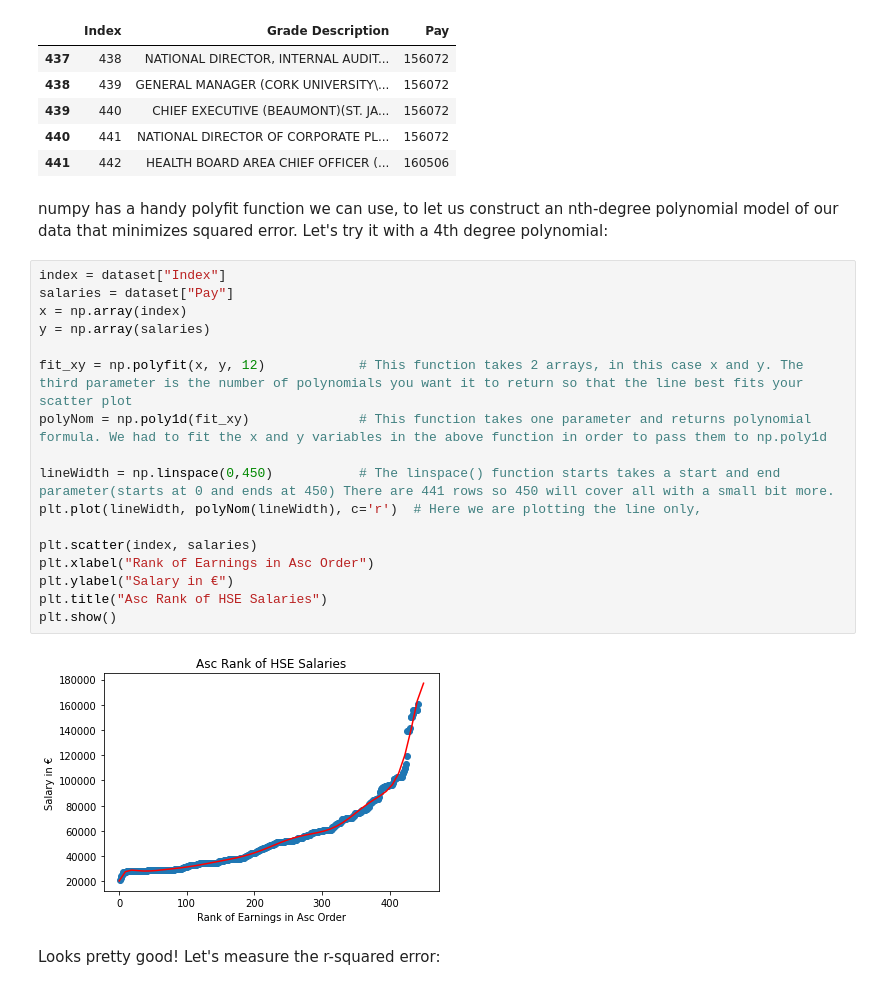
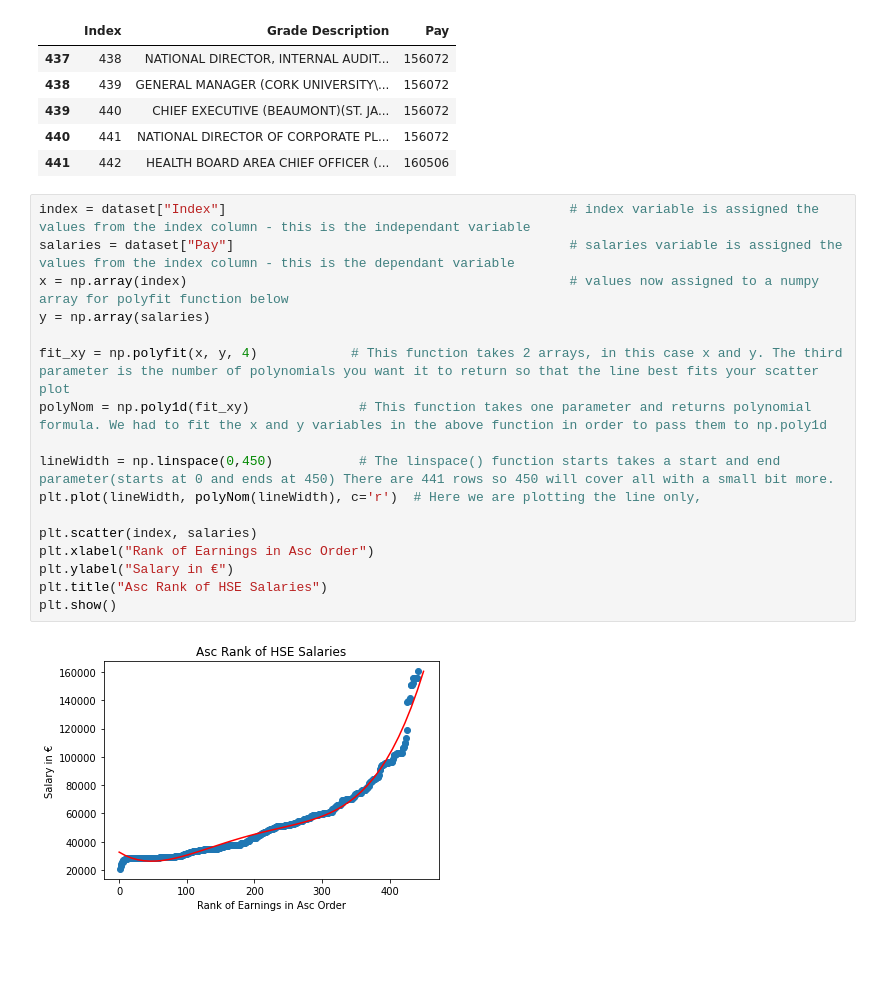
Before and after one commit to ConorDataHub/ML_Algorithm_Assignment, a Jupyter notebook: 2_PolynomialRegression.ipynb, the cells around one changed output. Saved outputs shown, nothing was run; the diff lists cells and outputs as text; blank space fills up the shorter version.

```diff
--- a/2_PolynomialRegression.ipynb
+++ b/2_PolynomialRegression.ipynb
@@ -29,26 +30,22 @@ dataset.tail()                          # This function shows the last 5 rows of
 | 439 | 440 | CHIEF EXECUTIVE (BEAUMONT)(ST. JA... | 156072 |
 | 440 | 441 | NATIONAL DIRECTOR OF CORPORATE PL... | 156072 |
 | 441 | 442 | HEALTH BOARD AREA CHIEF OFFICER (... | 160506 |
-# %% [markdown]
-numpy has a handy polyfit function we can use, to let us construct an nth-degree polynomial model of our data that minimizes squared error. Let's try it with a 4th degree polynomial:
 # %%
-index = dataset["Index"]
-salaries = dataset["Pay"]
-x = np.array(index)
+index = dataset["Index"]                                            # index variable is assigned the values from the index column - this is the independant variable
+salaries = dataset["Pay"]                                           # salaries variable is assigned the values from the index column - this is the dependant variable
+x = np.array(index)                                                 # values now assigned to a numpy array for polyfit function below
 y = np.array(salaries)
 
-fit_xy = np.polyfit(x, y, 12)            # This function takes 2 arrays, in this case x and y. The third parameter is the number of polynomials you want it to return so that the line best fits your scatter plot
+fit_xy = np.polyfit(x, y, 4)            # This function takes 2 arrays, in this case x and y. The third parameter is the number of polynomials you want it to return so that the line best fits your scatter plot
 polyNom = np.poly1d(fit_xy)              # This function takes one parameter and returns polynomial formula. We had to fit the x and y variables in the above function in order to pass them to np.poly1d
 
 lineWidth = np.linspace(0,450)           # The linspace() function starts takes a start and end parameter(starts at 0 and ends at 450) There are 441 rows so 450 will cover all with a small bit more.
 plt.plot(lineWidth, polyNom(lineWidth), c='r')  # Here we are plotting the line only,
 
 plt.scatter(index, salaries)
 plt.xlabel("Rank of Earnings in Asc Order")
 plt.ylabel("Salary in €")
 plt.title("Asc Rank of HSE Salaries")
 plt.show()
 # %% [output]
-[figure, old version]
+[figure, new version]
-# %% [markdown]
-Looks pretty good! Let's measure the r-squared error:
```
Also changed, not shown: parts of 5 cells of this notebook.
